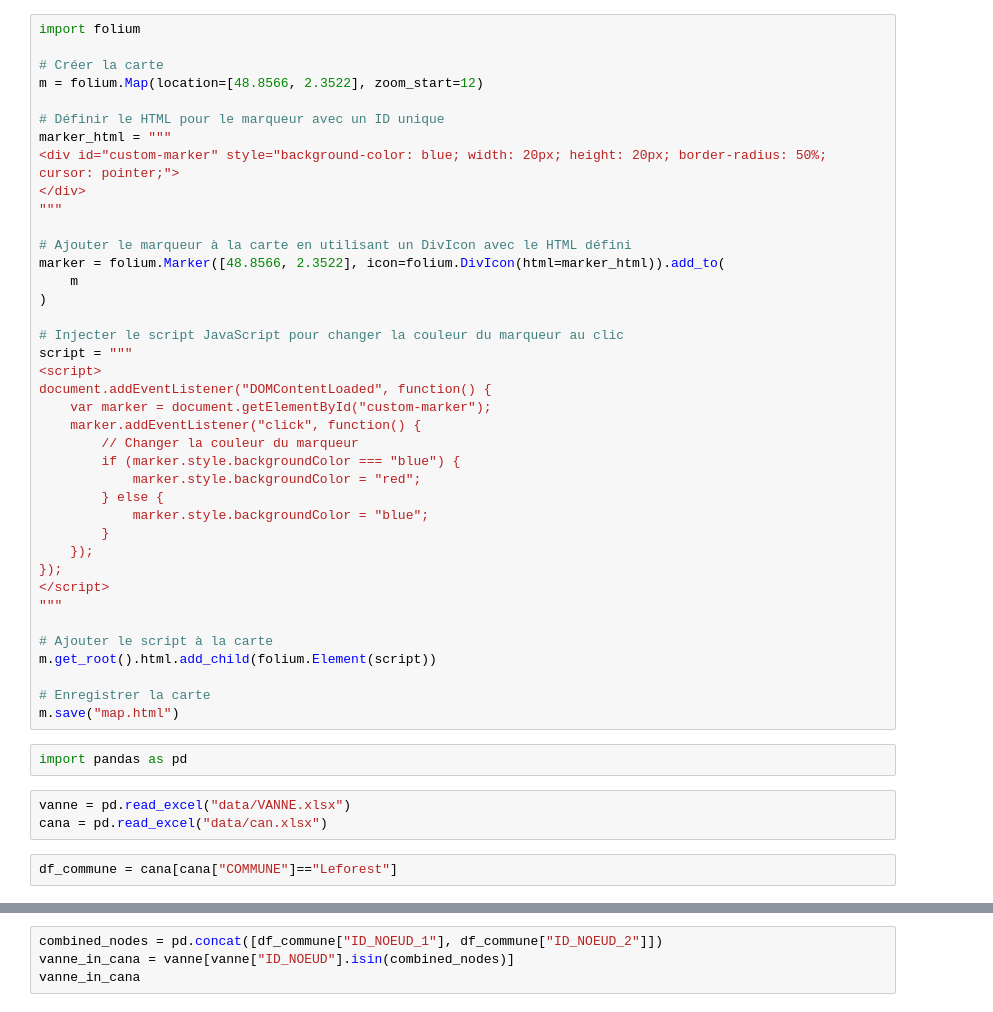
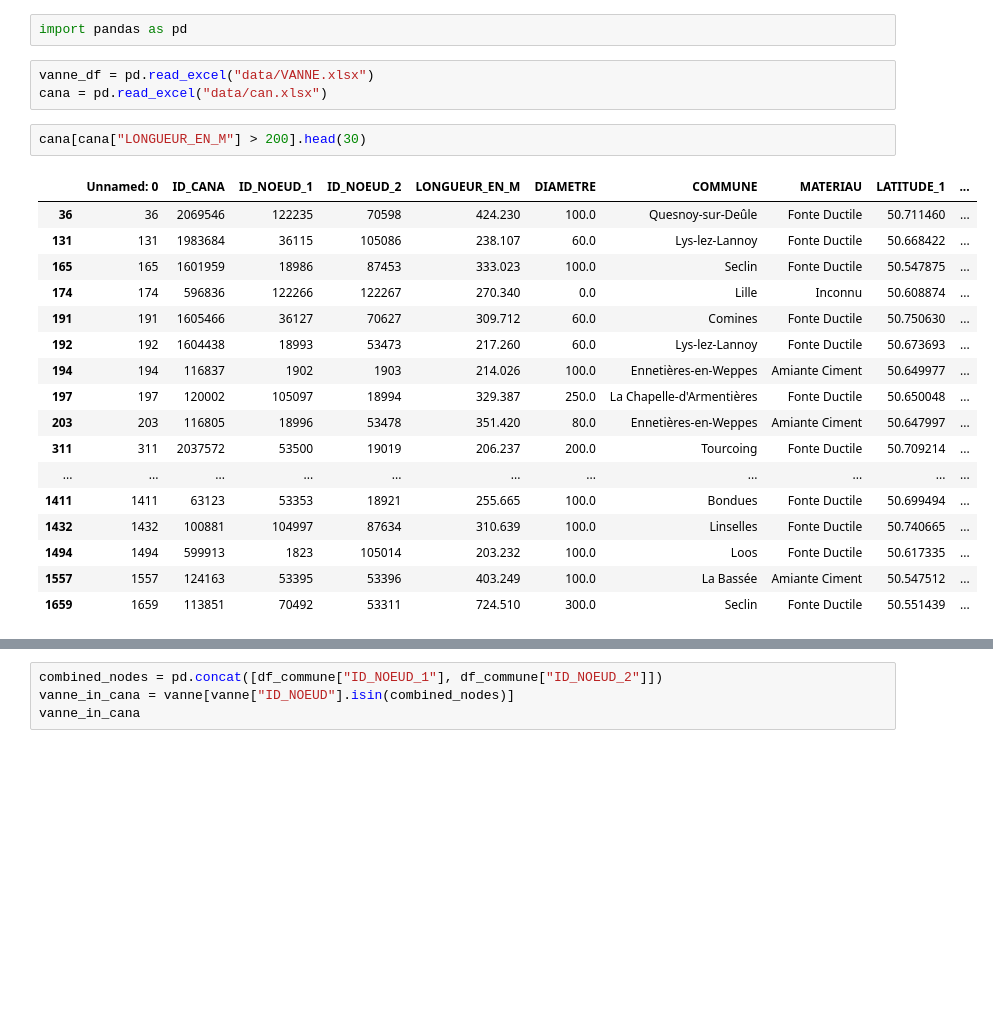
Before and after one commit to Etsuko2003/Ileo, a Jupyter notebook: test.ipynb, the cells around one changed output, grey strips where cells are left out. Saved outputs shown, nothing was run; the diff lists cells and outputs as text; blank space fills up the shorter version.

```diff
--- a/test.ipynb
+++ b/test.ipynb
@@ -1,46 +1,25 @@
-# %%
-import folium
-
-# Créer la carte
-m = folium.Map(location=[48.8566, 2.3522], zoom_start=12)
-
-# Définir le HTML pour le marqueur avec un ID unique
-marker_html = """
-<div id="custom-marker" style="background-color: blue; width: 20px; height: 20px; border-radius: 50%; cursor: pointer;">
-</div>
-"""
-
-# Ajouter le marqueur à la carte en utilisant un DivIcon avec le HTML défini
-marker = folium.Marker([48.8566, 2.3522], icon=folium.DivIcon(html=marker_html)).add_to(
-    m
-)
-
-# Injecter le script JavaScript pour changer la couleur du marqueur au clic
-script = """
-<script>
-document.addEventListener("DOMContentLoaded", function() {
-    var marker = document.getElementById("custom-marker");
-    marker.addEventListener("click", function() {
-        // Changer la couleur du marqueur
-        if (marker.style.backgroundColor === "blue") {
-            marker.style.backgroundColor = "red";
-        } else {
-            marker.style.backgroundColor = "blue";
-        }
-    });
-});
-</script>
-"""
-
-# Ajouter le script à la carte
-m.get_root().html.add_child(folium.Element(script))
-
-# Enregistrer la carte
-m.save("map.html")
 # %%
 import pandas as pd
 # %%
-vanne = pd.read_excel("data/VANNE.xlsx")
+vanne_df = pd.read_excel("data/VANNE.xlsx")
 cana = pd.read_excel("data/can.xlsx")
-# %%
-df_commune = cana[cana["COMMUNE"]=="Leforest"]
+# %%
+cana[cana["LONGUEUR_EN_M"] > 200].head(30)
+# %% [output]
+|  | Unnamed: 0 | ID_CANA | ID_NOEUD_1 | ID_NOEUD_2 | LONGUEUR_EN_M | DIAMETRE | COMMUNE | MATERIAU | LATITUDE_1 | ... |
+| 36 | 36 | 2069546 | 122235 | 70598 | 424.230 | 100.0 | Quesnoy-sur-Deûle | Fonte Ductile | 50.711460 | ... |
+| 131 | 131 | 1983684 | 36115 | 105086 | 238.107 | 60.0 | Lys-lez-Lannoy | Fonte Ductile | 50.668422 | ... |
+| 165 | 165 | 1601959 | 18986 | 87453 | 333.023 | 100.0 | Seclin | Fonte Ductile | 50.547875 | ... |
+| 174 | 174 | 596836 | 122266 | 122267 | 270.340 | 0.0 | Lille | Inconnu | 50.608874 | ... |
+| 191 | 191 | 1605466 | 36127 | 70627 | 309.712 | 60.0 | Comines | Fonte Ductile | 50.750630 | ... |
+| 192 | 192 | 1604438 | 18993 | 53473 | 217.260 | 60.0 | Lys-lez-Lannoy | Fonte Ductile | 50.673693 | ... |
+| 194 | 194 | 116837 | 1902 | 1903 | 214.026 | 100.0 | Ennetières-en-Weppes | Amiante Ciment | 50.649977 | ... |
+| 197 | 197 | 120002 | 105097 | 18994 | 329.387 | 250.0 | La Chapelle-d'Armentières | Fonte Ductile | 50.650048 | ... |
+| 203 | 203 | 116805 | 18996 | 53478 | 351.420 | 80.0 | Ennetières-en-Weppes | Amiante Ciment | 50.647997 | ... |
+| 311 | 311 | 2037572 | 53500 | 19019 | 206.237 | 200.0 | Tourcoing | Fonte Ductile | 50.709214 | ... |
+| ... | ... | ... | ... | ... | ... | ... | ... | ... | ... | ... |
+| 1411 | 1411 | 63123 | 53353 | 18921 | 255.665 | 100.0 | Bondues | Fonte Ductile | 50.699494 | ... |
+| 1432 | 1432 | 100881 | 104997 | 87634 | 310.639 | 100.0 | Linselles | Fonte Ductile | 50.740665 | ... |
+| 1494 | 1494 | 599913 | 1823 | 105014 | 203.232 | 100.0 | Loos | Fonte Ductile | 50.617335 | ... |
+| 1557 | 1557 | 124163 | 53395 | 53396 | 403.249 | 100.0 | La Bassée | Amiante Ciment | 50.547512 | ... |
+| 1659 | 1659 | 113851 | 70492 | 53311 | 724.510 | 300.0 | Seclin | Fonte Ductile | 50.551439 | ... |
```
Also changed, not shown: parts of 5 cells of this notebook, 16 other files.
